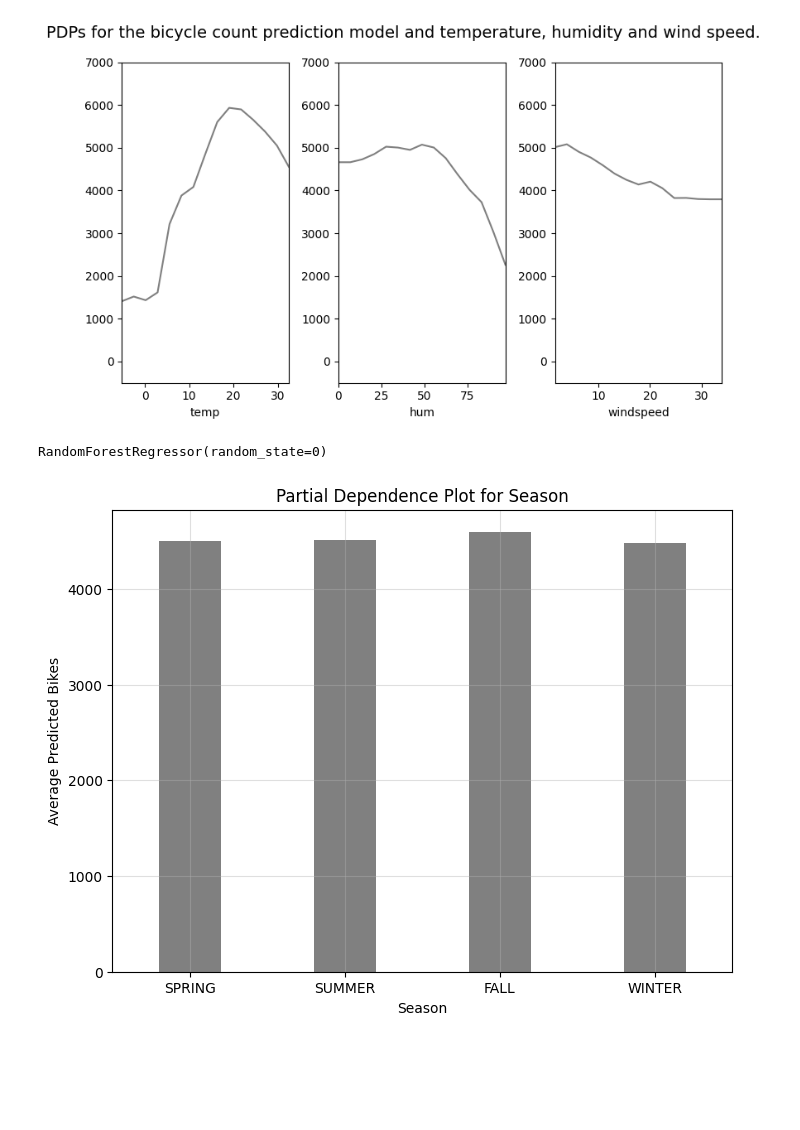
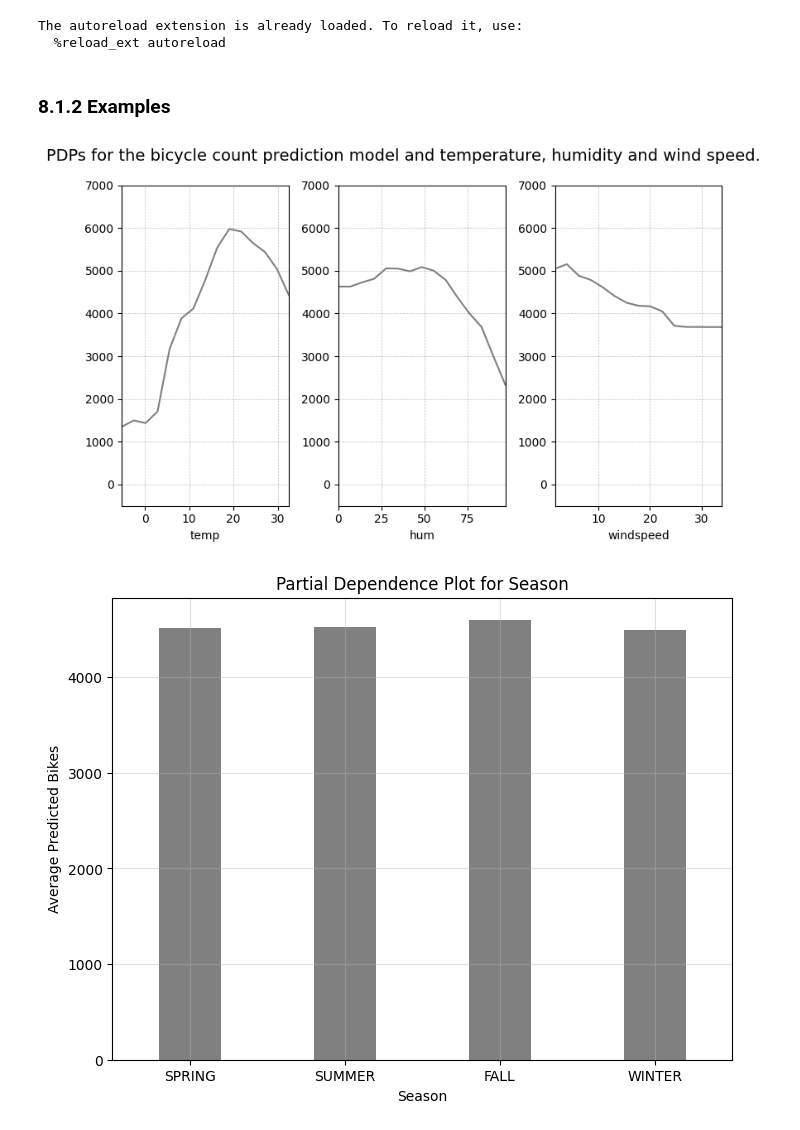
Before and after one commit to shimkoji/Interpretable-machine-learning-by-python, a Jupyter notebook: python/notebook/8.1 PDP.ipynb, the cells around one changed output. Saved outputs shown, nothing was run; the diff lists cells and outputs as text; code cells hidden in the pictures; blank space fills up the shorter version.

```diff
--- a/python/notebook/8.1 PDP.ipynb
+++ b/python/notebook/8.1 PDP.ipynb
@@ -8,9 +8,6 @@ import numpy as np
 import matplotlib.pyplot as plt
 import seaborn as sns
 from sklearn.ensemble import RandomForestRegressor, RandomForestClassifier
-from sklearn.model_selection import train_test_split
-from sklearn.preprocessing import StandardScaler
-from typing import Any
 
 %matplotlib inline
 %load_ext autoreload
@@ -21,11 +18,17 @@ from typing import Any
 class Config:
     REPO_ROOT: Path = Path("../../")
     data_dir: Path = REPO_ROOT / "data"
+    seed: int = 42
 
 
 config = Config()
 
 sys.path.append(str(config.REPO_ROOT))
+# %% [output]
+The autoreload extension is already loaded. To reload it, use:
+  %reload_ext autoreload
+# %% [markdown]
+### 8.1.2 Examples
 # %%
 from python.src.preprocess import (
     preprocess_bike_data,
@@ -39,42 +40,29 @@ from python.src.utils import PartialDependence
 # %%
+from python.src.utils import PartialDependence
+
 features = ["temp", "hum", "windspeed"]
 X = df_bike_processed[features]
 y = df_bike_processed["cnt"]
-# Train a RandomForestRegressor model
-model = RandomForestRegressor(random_state=0)  # random_state for reproducibility
+model = RandomForestRegressor(random_state=config.seed)
 model.fit(X, y)
-pdp = PartialDependence(model, X, ["temp", "hum", "windspeed"], pred_type="regression")
+pdp = PartialDependence(
+    model=model, X=X, var_names=["temp", "hum", "windspeed"], pred_type="regression"
+)
 
 fig, axes = plt.subplots(1, 3, figsize=(8, 5))
-
-# Set y-axis limits directly
-y_min = -500
-y_max = 7000
-
-# Create the PDP plots
 for i, (feature, ax) in enumerate(zip(["temp", "hum", "windspeed"], axes.ravel())):
     df_pd = pdp.partial_dependence(feature, n_grid=15)
-    x_min, x_max = df_pd[feature].min(), df_pd[feature].max()
     ax.set_ylim(-500, 7000)
     ax.set_xlabel(feature)
+    x_min, x_max = df_pd[feature].min(), df_pd[feature].max()
     ax.set_xlim(x_min, x_max)
     ax.plot(df_pd[feature], df_pd["avg_pred"], color="gray")
-
+    ax.grid(color="gray", linestyle="--", linewidth=0.5, alpha=0.5)
 fig.suptitle(
     "PDPs for the bicycle count prediction model and temperature, humidity and wind speed.",
     fontsize=14,
 )
 plt.tight_layout()
 plt.show()
 # %% [output]
-[figure, old version]
+[figure, new version]
-# %%
-features = ["temp", "hum", "windspeed", "season"]
-X = df_bike_processed[features]
-X = pd.get_dummies(X, columns=["season"], drop_first=False)
-y = df_bike_processed["cnt"]
-
-model = RandomForestRegressor(random_state=0)
-model.fit(X, y)
-# %% [output]
-RandomForestRegressor(random_state=0)
```
Also changed, not shown: parts of 7 cells of this notebook.
